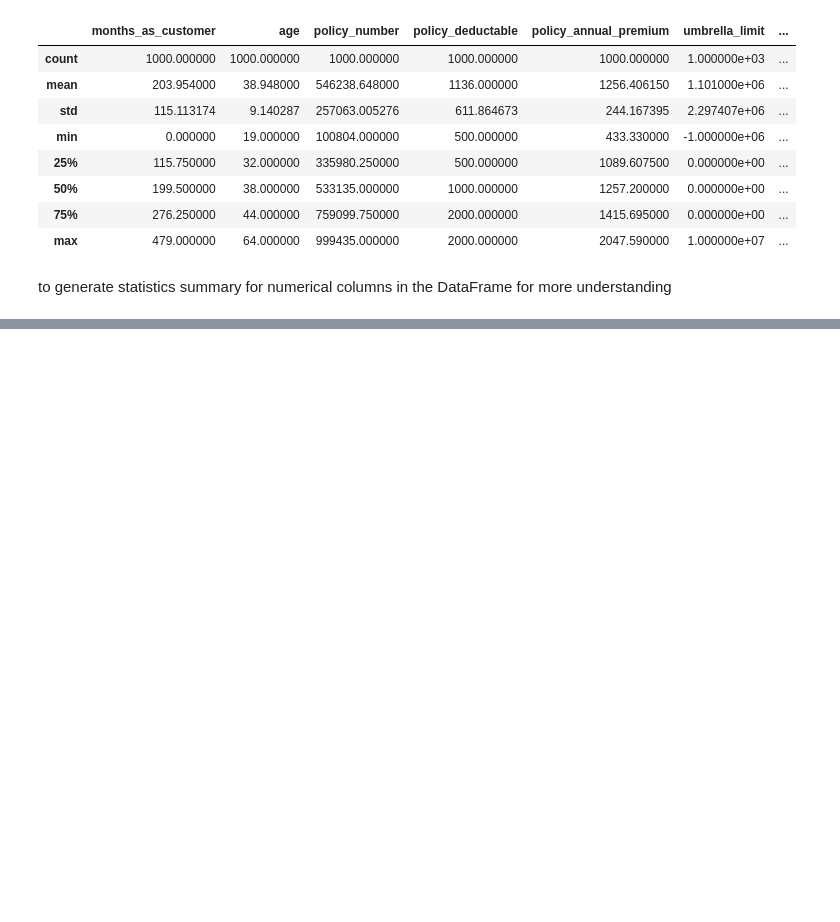
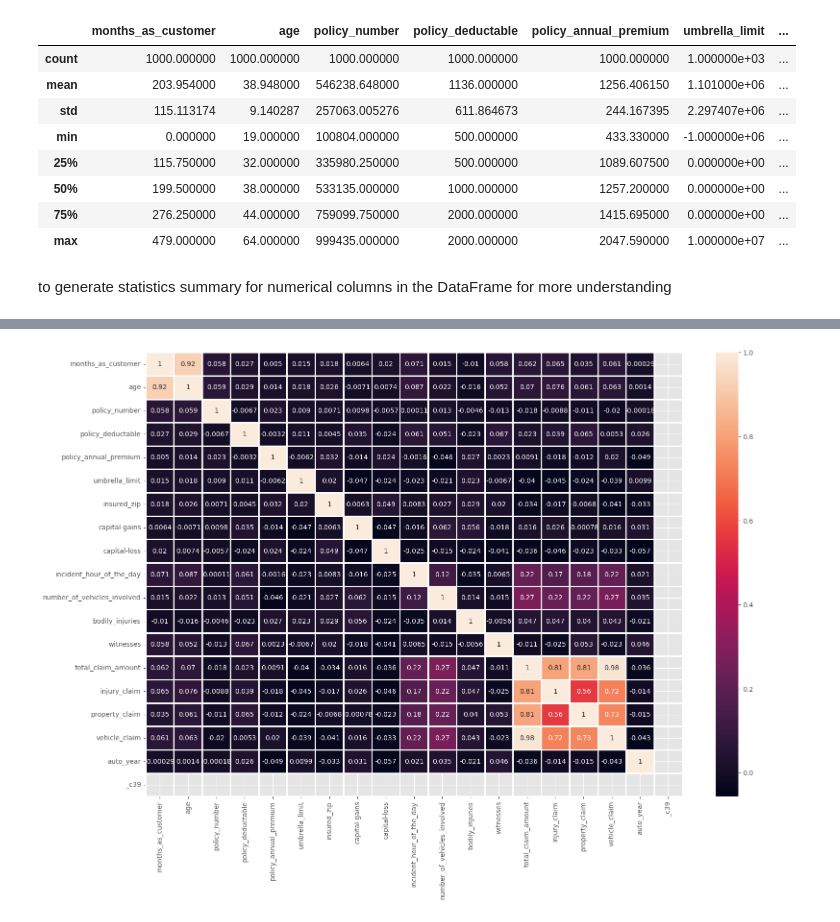
Before and after one commit to michael-099/iCogLabs-training-tasks, a Jupyter notebook: Fraud Detection/fraud_detection.ipynb, the cells around one changed output, grey strips where cells are left out. Drawn from its saved outputs; the diff is of its cells as text; code cells hidden in the pictures; blank space fills up the shorter version.

Commit message:
data cleaning

```diff
--- a/Fraud Detection/fraud_detection.ipynb
+++ b/Fraud Detection/fraud_detection.ipynb
@@ -52,12 +53,3 @@ _c39                           1000
 dtype: int64
 # %% [markdown]
 There is one row with a null entry, and another row with 91 null values. Since 91 missing values is a significant amount, the null values will be replaced with the mode.
-# %%
-
-mode_value = data["authorities_contacted"].mode()[0]
-data["authorities_contacted"].fillna(mode_value, inplace=True)
-
-data = data.drop('_c39', axis=1)
-
-missing_data_replaced = data.isnull().sum()
-missing_data_replaced
@@ -98,0 +120,10 @@ data.info()
+# %%
+numeric_data = data.select_dtypes(include=['number', 'float64', 'int64'])
+
+corr = numeric_data.corr()
+
+plt.figure(figsize=(18, 12))
+sns.heatmap(data=corr, annot=True, fmt='.2g', linewidth=1)
+plt.show()
+# %% [output]
+[figure, added]
```
Also changed, not shown: parts of 7 cells of this notebook.
